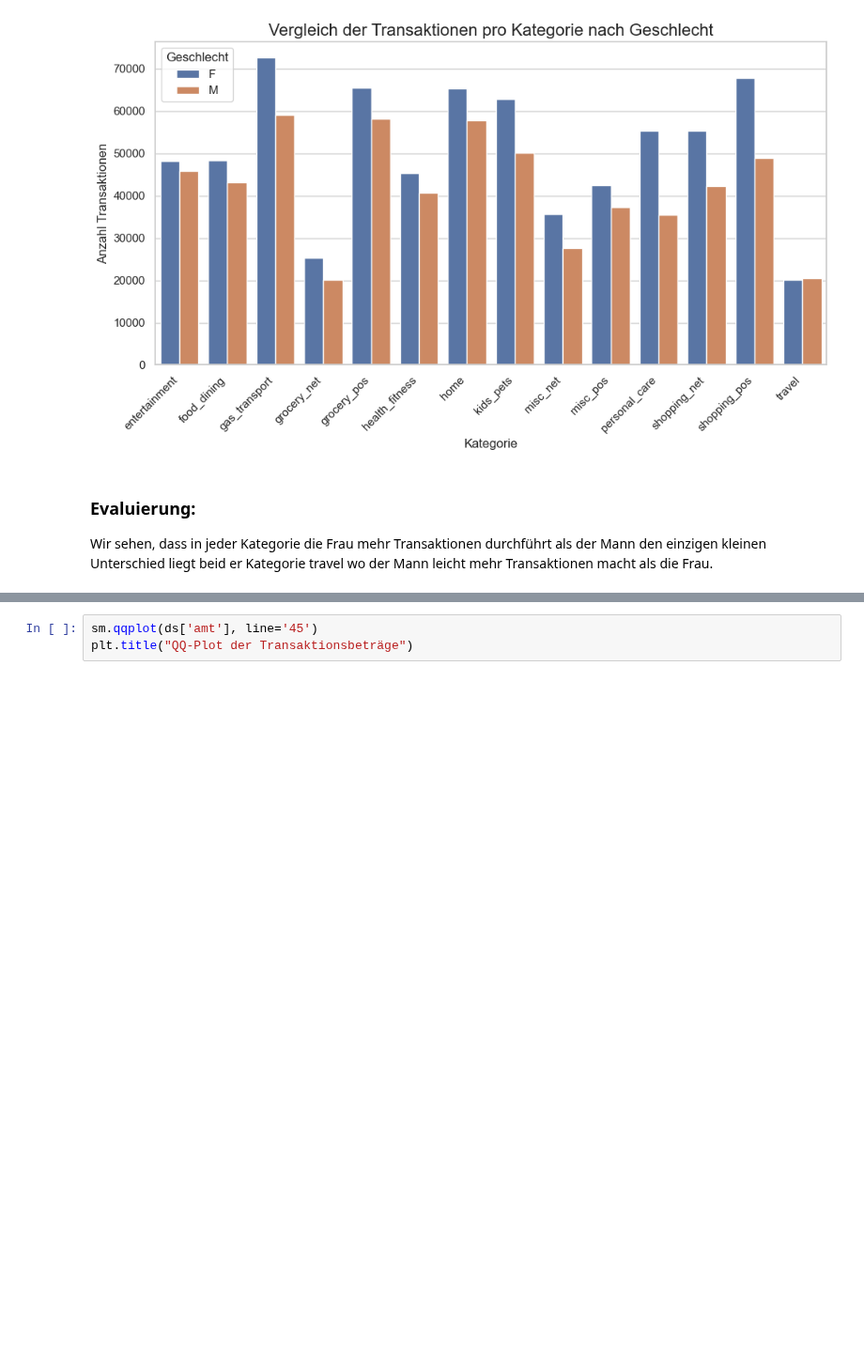
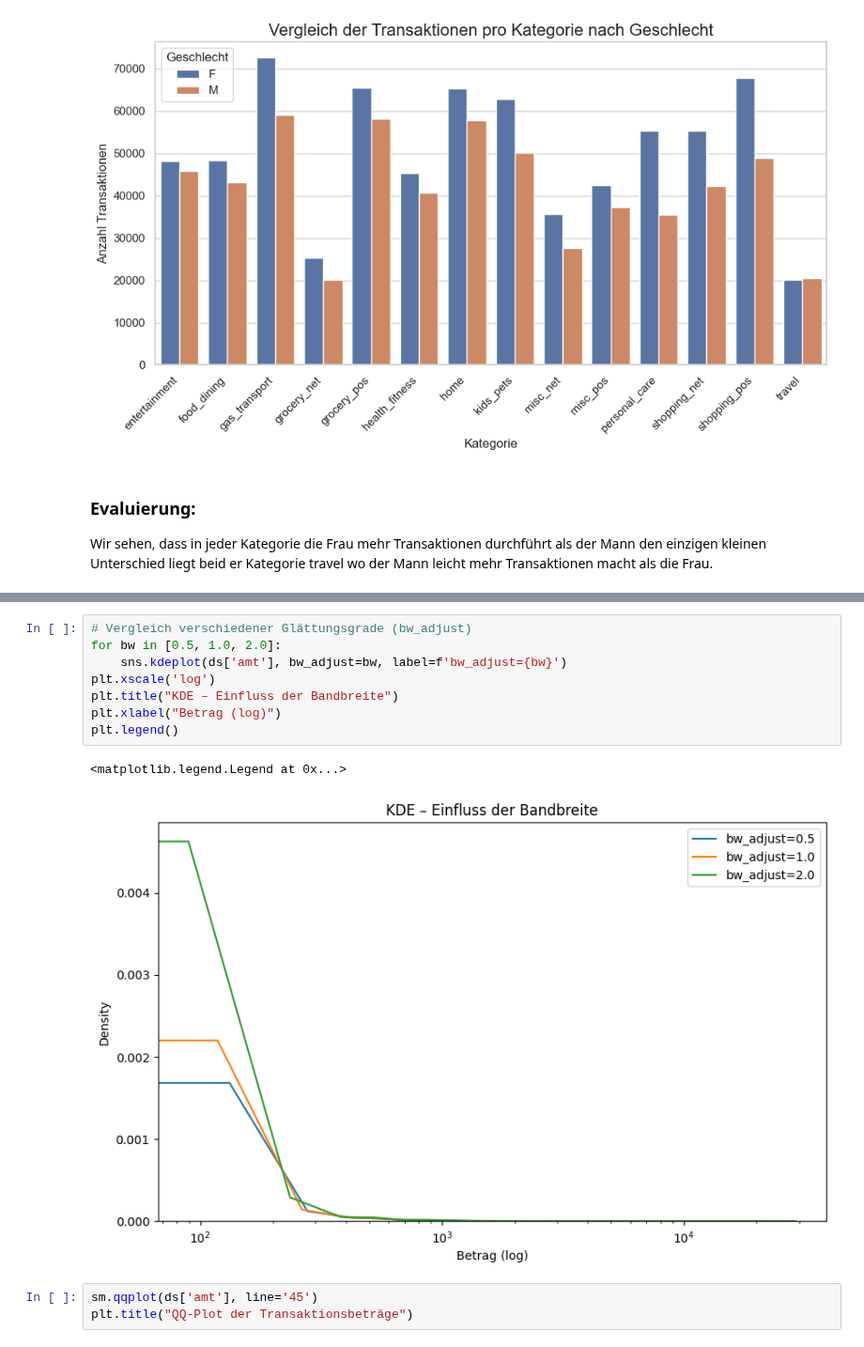
Before and after one commit to philethaler/Statistik-Datenbank, a Jupyter notebook: Analyse_3.ipynb, the cells around one changed output, grey strips where cells are left out. Shown at 94% size. Drawn from its saved outputs; the diff is of its cells as text; blank space fills up the shorter version.

```diff
--- a/Analyse_3.ipynb
+++ b/Analyse_3.ipynb
@@ -135,3 +144,14 @@ Z-Score Ausreißer: 12738
+# %%
+# Vergleich verschiedener Glättungsgrade (bw_adjust)
+for bw in [0.5, 1.0, 2.0]:
+    sns.kdeplot(ds['amt'], bw_adjust=bw, label=f'bw_adjust={bw}')
+plt.xscale('log')
+plt.title("KDE – Einfluss der Bandbreite")
+plt.xlabel("Betrag (log)")
+plt.legend()
+# %% [output]
+<matplotlib.legend.Legend at 0x...>
+[figure, added]
 # %%
 sm.qqplot(ds['amt'], line='45')
 plt.title("QQ-Plot der Transaktionsbeträge")
```
Also changed, not shown: parts of 9 cells of this notebook.
